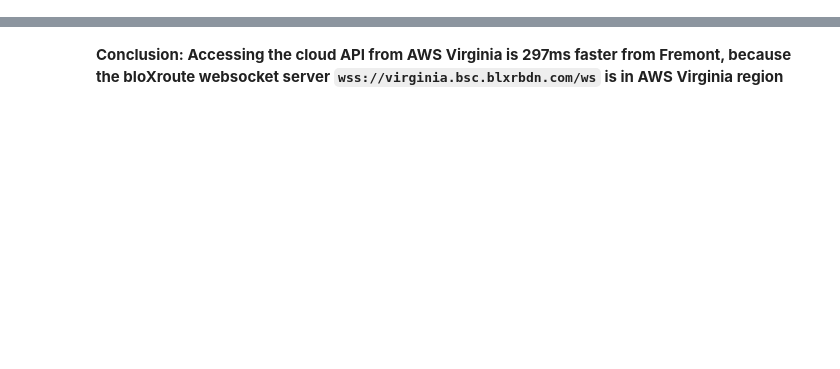
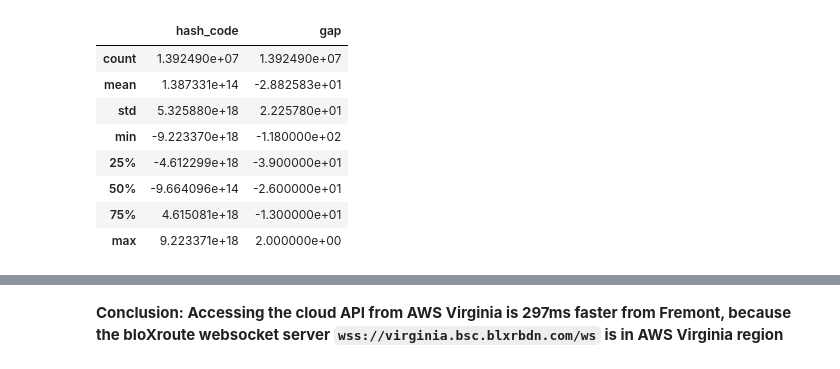
Before and after one commit to crypto-crawler/fullnode-benchmarks, a Jupyter notebook: notebooks/pair-reserve-speed.ipynb, the cells around one changed output, grey strips where cells are left out. Drawn from its saved outputs; the diff is of its cells as text; code cells hidden in the pictures; blank space fills up the shorter version.

```diff
--- a/notebooks/pair-reserve-speed.ipynb
+++ b/notebooks/pair-reserve-speed.ipynb
@@ -44,0 +99,12 @@ def compare_timestamp(file1: str, file2: str) -> pd.DataFrame:
+# %%
+compare_timestamp('./data/fullnode-pair-reserve-bulk-virginia.json.xz', './data/fullnode-pair-reserve-bulk-header-virginia.json.xz').describe()
+# %% [output]
+|  | hash_code | gap |
+| count | 1.392490e+07 | 1.392490e+07 |
+| mean | 1.387331e+14 | -2.882583e+01 |
+| std | 5.325880e+18 | 2.225780e+01 |
+| min | -9.223370e+18 | -1.180000e+02 |
+| 25% | -4.612299e+18 | -3.900000e+01 |
+| 50% | -9.664096e+14 | -2.600000e+01 |
+| 75% | 4.615081e+18 | -1.300000e+01 |
+| max | 9.223371e+18 | 2.000000e+00 |
```
Also changed, not shown: parts of 30 cells of this notebook, 14 other files.
